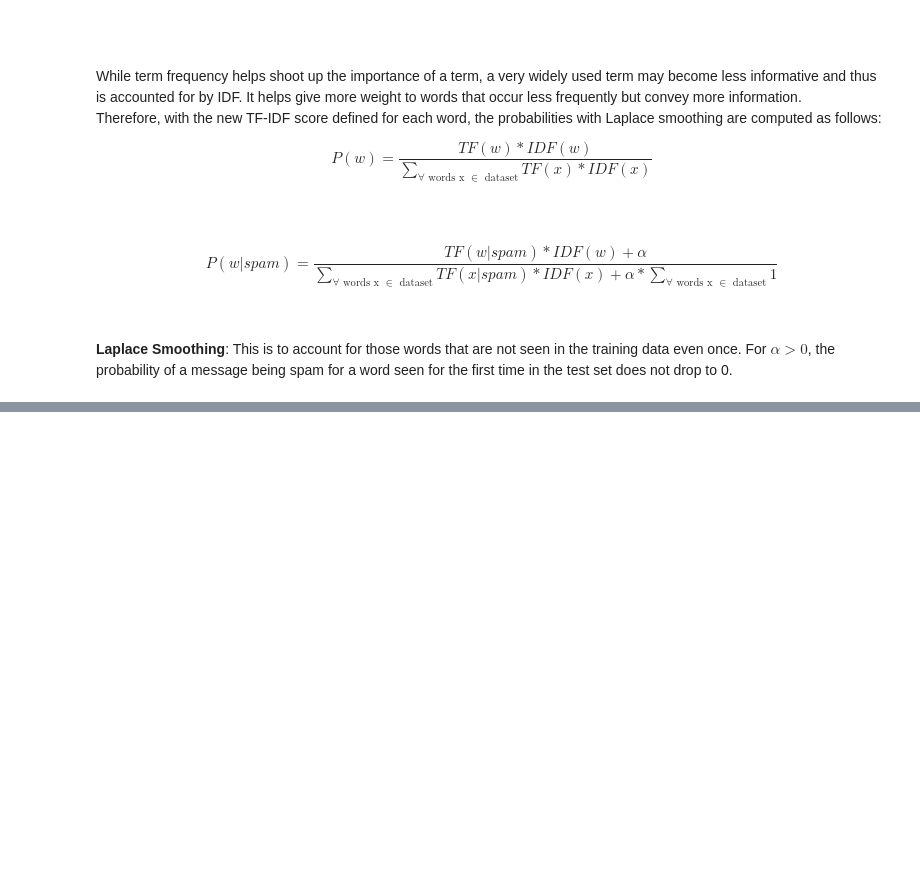
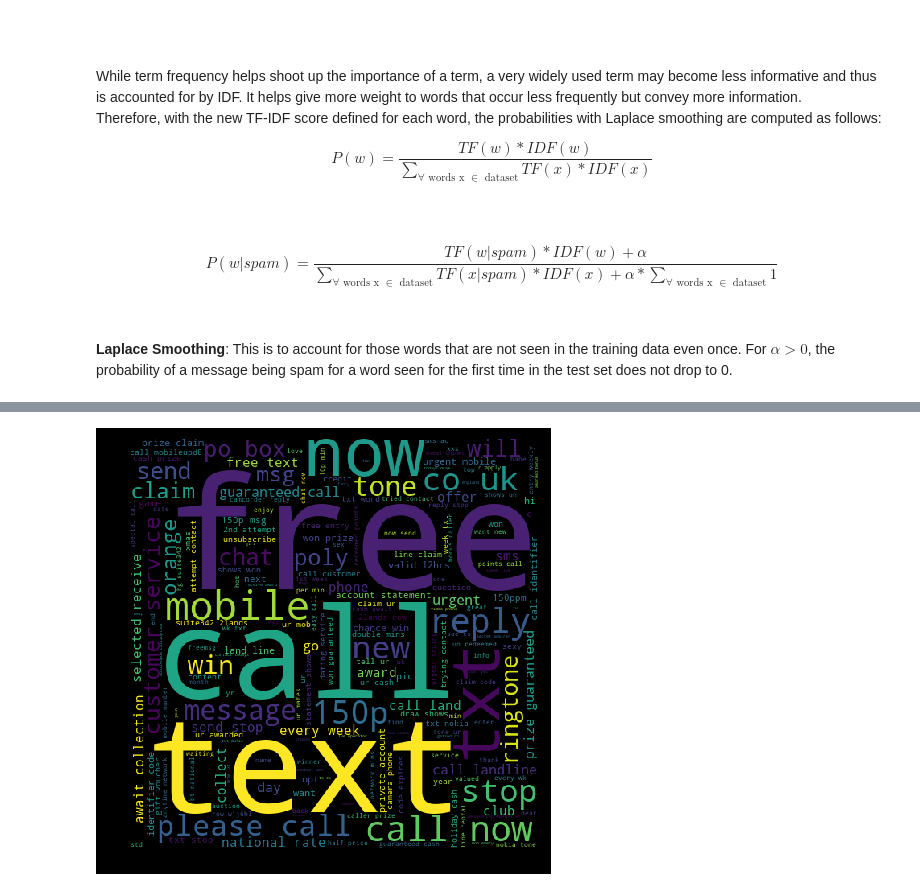
Before and after one commit to neha-arora-root/The_Math_Of_Intelligence, a Jupyter notebook: week6/SpamClassifier.ipynb, the cells around one changed output, grey strips where cells are left out. Saved outputs shown, nothing was run; the diff lists cells and outputs as text; code cells hidden in the pictures; blank space fills up the shorter version.

```diff
--- a/week6/SpamClassifier.ipynb
+++ b/week6/SpamClassifier.ipynb
@@ -94,0 +335,5 @@ SyntaxError: unexpected EOF while parsing (<ipython-input-6-924ad3a2c4ee>, line
+# %%
+filePath = "smsspamcollection/SMSSpamCollection"
+col_names = ['category', 'message']
+messages = pd.read_csv(filePath, header=None, names=col_names, sep="\t")
+messages.head()
@@ -94,0 +347,11 @@ SyntaxError: unexpected EOF while parsing (<ipython-input-6-924ad3a2c4ee>, line
+# %%
+spam_words = ' '.join(list(messages[messages['category']=='spam']['message']))
+spam_words = spam_words.lower()
+spam_wc = WordCloud(width=512, height=512).generate(spam_words)
+plt.figure(figsize = (8,6), facecolor = 'k')
+plt.imshow(spam_wc)
+plt.axis('off')
+plt.tight_layout(pad=0)
+plt.show()
+# %% [output]
+[figure, added]
```
Also changed, not shown: parts of 35 cells of this notebook, 5 other files.
